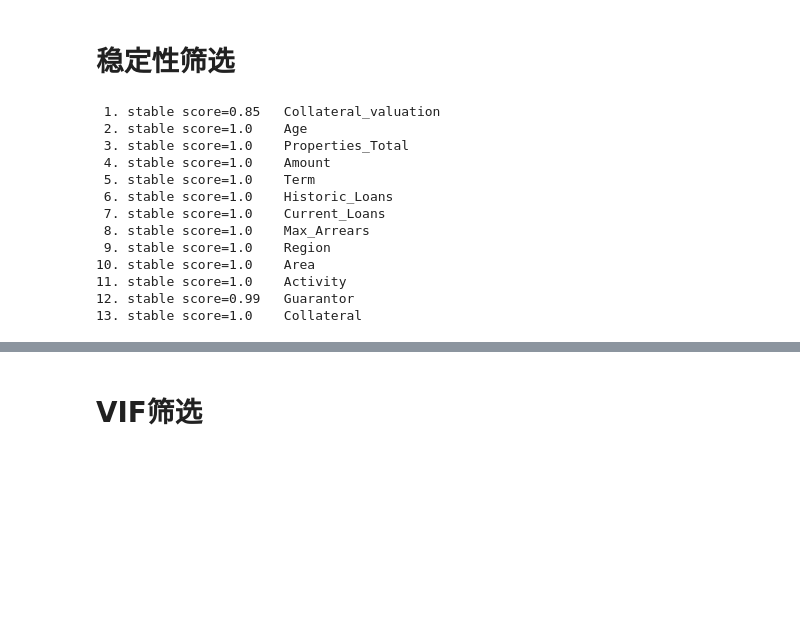
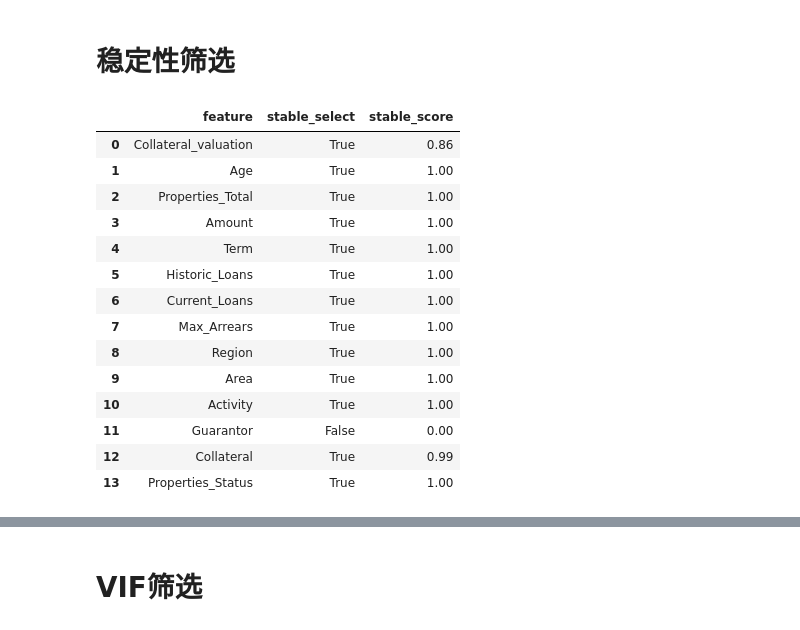
Before and after one commit to rfouyang/credit_model, a Jupyter notebook: demo/Tutorial5 Feature Selection.ipynb, the cells around one changed output, grey strips where cells are left out. Cells and saved outputs as stored; diff of their text form; code cells hidden in the pictures; blank space fills up the shorter version.

```diff
--- a/demo/Tutorial5 Feature Selection.ipynb
+++ b/demo/Tutorial5 Feature Selection.ipynb
@@ -54,23 +60,25 @@ selector = stable_selection.StabilitySelection(base_estimator=base_estimator, la
-# %%
-selected_variables = selector.get_support(indices=True)
-selected_scores = selector.stability_scores_.max(axis=1)
-
-for idx, (variable, score) in enumerate(zip(selected_variables, selected_scores[selected_variables])):
-    print(f'{idx+1:2}. stable score={score}\t{features[idx]}')
-# %% [output]
- 1. stable score=0.85   Collateral_valuation
- 2. stable score=1.0    Age
- 3. stable score=1.0    Properties_Total
- 4. stable score=1.0    Amount
- 5. stable score=1.0    Term
- 6. stable score=1.0    Historic_Loans
- 7. stable score=1.0    Current_Loans
- 8. stable score=1.0    Max_Arrears
- 9. stable score=1.0    Region
-10. stable score=1.0    Area
-11. stable score=1.0    Activity
-12. stable score=0.99   Guarantor
-13. stable score=1.0    Collateral
+# %%
+df_fs_stable = pd.DataFrame({
+    'feature' : features,
+    'stable_select' : selector.get_support(),
+    'stable_score': selector.stability_scores_.max(axis=1)})
+df_fs_stable
+# %% [output]
+|  | feature | stable_select | stable_score |
+| 0 | Collateral_valuation | True | 0.86 |
+| 1 | Age | True | 1.00 |
+| 2 | Properties_Total | True | 1.00 |
+| 3 | Amount | True | 1.00 |
+| 4 | Term | True | 1.00 |
+| 5 | Historic_Loans | True | 1.00 |
+| 6 | Current_Loans | True | 1.00 |
+| 7 | Max_Arrears | True | 1.00 |
+| 8 | Region | True | 1.00 |
+| 9 | Area | True | 1.00 |
+| 10 | Activity | True | 1.00 |
+| 11 | Guarantor | False | 0.00 |
+| 12 | Collateral | True | 0.99 |
+| 13 | Properties_Status | True | 1.00 |
 # %%
 stable_selection.plot_stability_path(selector)
 # %% [output]
```
Also changed, not shown: parts of 16 cells of this notebook, 2 other files.
